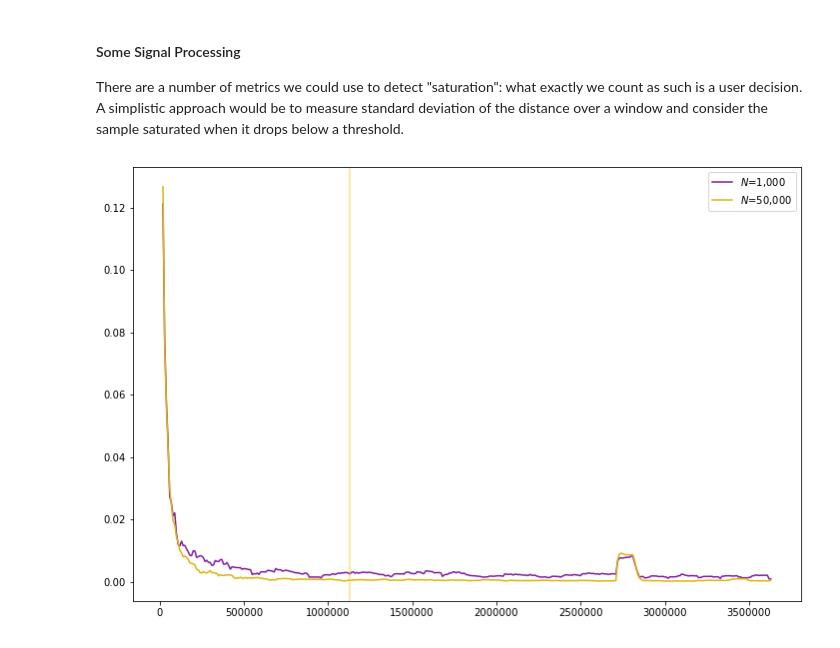
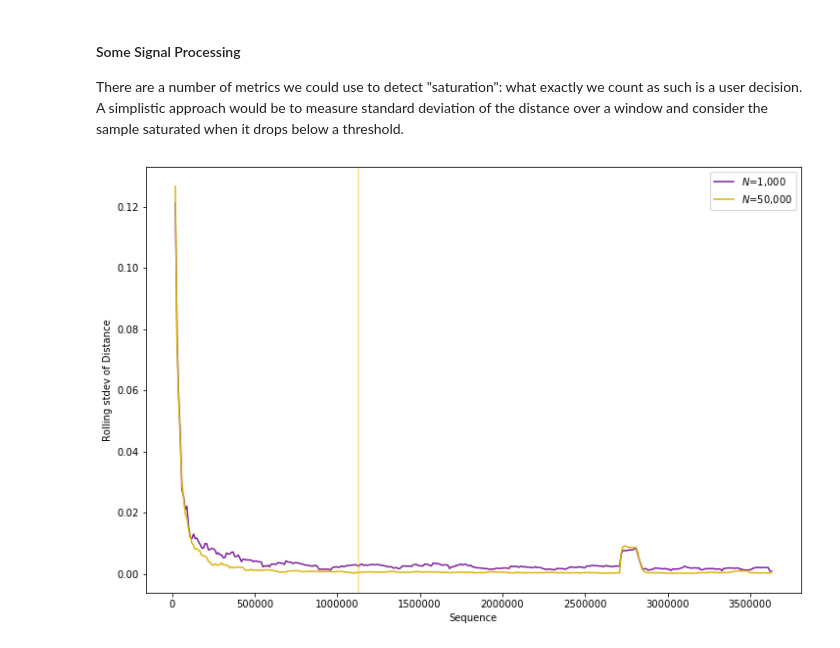
Before and after one commit to camillescott/goetia, a Jupyter notebook: examples/Streaming Sourmash Demo.ipynb, the cells around one changed output. Drawn from its saved outputs; the diff is of its cells as text; code cells hidden in the pictures.

```diff
--- a/examples/Streaming Sourmash Demo.ipynb
+++ b/examples/Streaming Sourmash Demo.ipynb
@@ -193,30 +195,33 @@ def sliding_window_stddev(distances, window_size=10):
 # %%
 with FigureManager(show=True, figsize=(12,8)) as (fig, ax):
     cutoff = .0005
     window_size = 10
 
     std_small = sliding_window_stddev(distances_small, window_size=window_size)
     sat_small = None
     for i, val in enumerate(std_small):
         if val < cutoff:
             sat_small = i
             break
 
     std_large = sliding_window_stddev(distances_large, window_size=window_size)
     sat_large = None
     for i, val in enumerate(std_large):
         if val < cutoff:
             sat_large = i
             break
 
     ax = sns.lineplot(times_small[:-window_size + 1], std_small, label='$N$=1,000', color=sns.xkcd_rgb['purple'], ax=ax)
     ax = sns.lineplot(times_large[:-window_size + 1], std_large, label='$N$=50,000', ax=ax, color=sns.xkcd_rgb['gold'])
 
     if sat_small is not None:
         ax.axvline(times_small[sat_small + window_size // 2], alpha=.5, color=sns.xkcd_rgb['light purple'],
                    label='$N$=1,000 Saturation')
     if sat_large is not None:
         ax.axvline(times_large[sat_large + window_size // 2], alpha=.5, color=sns.xkcd_rgb['goldenrod'],
                    label='$N$=50,000 Saturation')
+
+    ax.set_ylabel('Rolling stdev of Distance')
+    ax.set_xlabel('Sequence')
 # %% [output]
-[figure, old version]
+[figure, new version]
```
Also changed, not shown: parts of 2 cells of this notebook.
